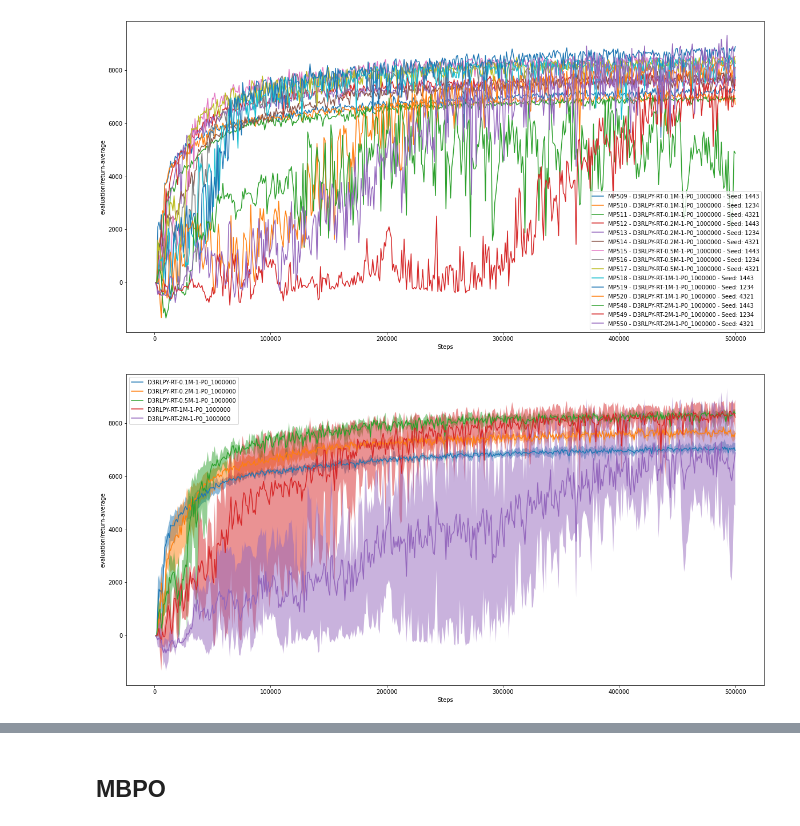
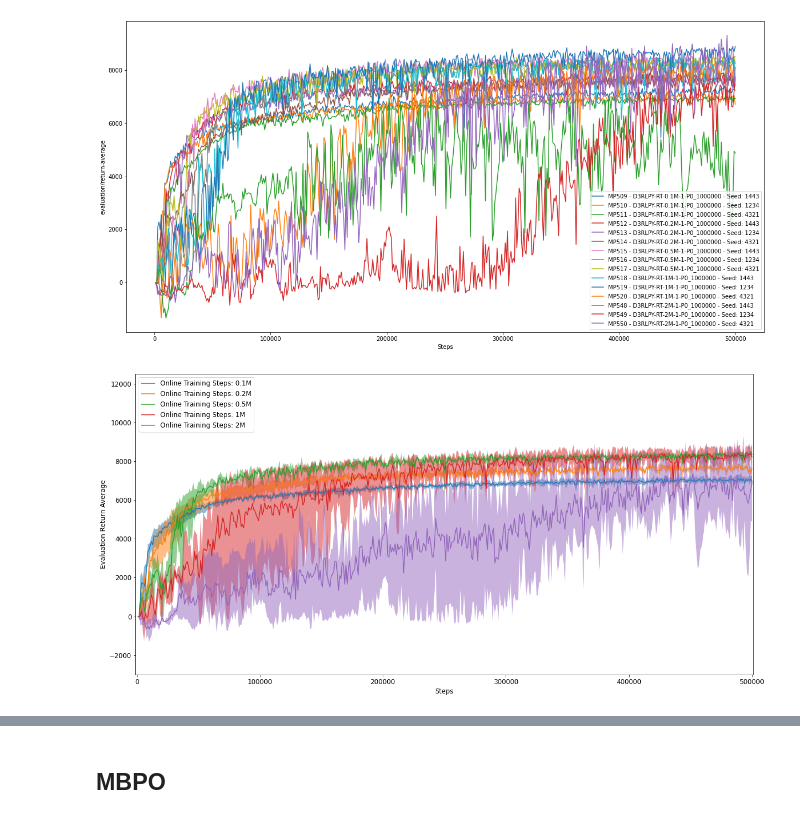
Before and after one commit to thatscotdatasci/mopo, a Jupyter notebook: Analysis_MP497-MP520.ipynb, the cells around one changed output, grey strips where cells are left out. Cells and saved outputs as stored; diff of their text form; code cells hidden in the pictures.

```diff
--- a/Analysis_MP497-MP520.ipynb
+++ b/Analysis_MP497-MP520.ipynb
@@ -13,0 +15,3 @@ plt.rc('font', size=12)
+# %%
+cols = ['#1f77b4', '#ff7f0e', '#2ca02c', '#d62728', '#9467bd', '#8c564b', '#e377c2', '#7f7f7f', '#bcbd22', '#17becf']
+plt.rc('font', size=12)
@@ -104,23 +175,28 @@ pass
 # %%
 fig, ax = plt.subplots(1, 1, figsize=(20,10))
 
+terminal_stats = {}
 feature = 'evaluation/return-average'
-for exp_set in [
-    (MP509, MP510, MP511),
-    (MP512, MP513, MP514),
-    (MP515, MP516, MP517),
-    (MP518, MP519, MP520),
-    (MP548, MP549, MP550),
+for exp_set, steps in [
+    ((MP509, MP510, MP511), '0.1'),
+    ((MP512, MP513, MP514), '0.2'),
+    ((MP515, MP516, MP517), '0.5'),
+    ((MP518, MP519, MP520), '1'),
+    ((MP548, MP549, MP550), '2'),
 ]:
     stacked_data = np.vstack([i.sac.result[feature] for i in exp_set])
     mean_vals = stacked_data.mean(axis=0)
+    std_vals = stacked_data.std(axis=0)
     min_vals = stacked_data.min(axis=0)
     max_vals = stacked_data.max(axis=0)
-    ax.plot(exp.sac.result['timesteps_total'], mean_vals, label=f'{exp_set[0].dataset}')
+    ax.plot(exp.sac.result['timesteps_total'], mean_vals, label=f'Online Training Steps: {steps}M')
     ax.fill_between(exp.sac.result['timesteps_total'], min_vals, max_vals, alpha=0.5)
+    terminal_stats[exp_set[0].dataset] = {'mean': mean_vals[-1], 'std': std_vals[-1], 'text ': f'{mean_vals[-1]:.0f}±{std_vals[-1]:.0f}'}
 ax.set_xlabel('Steps')
-ax.set_ylabel(feature)
-ax.legend()
+ax.set_ylabel('Evaluation Return Average')
+ax.set_xlim(-1000,501000)
+ax.set_ylim(-3000,12500)
+ax.legend(loc='upper left')
 pass
 # %% [output]
-[figure, old version]
+[figure, new version]
```
Also changed, not shown: parts of 6 cells of this notebook, 9 other files.
